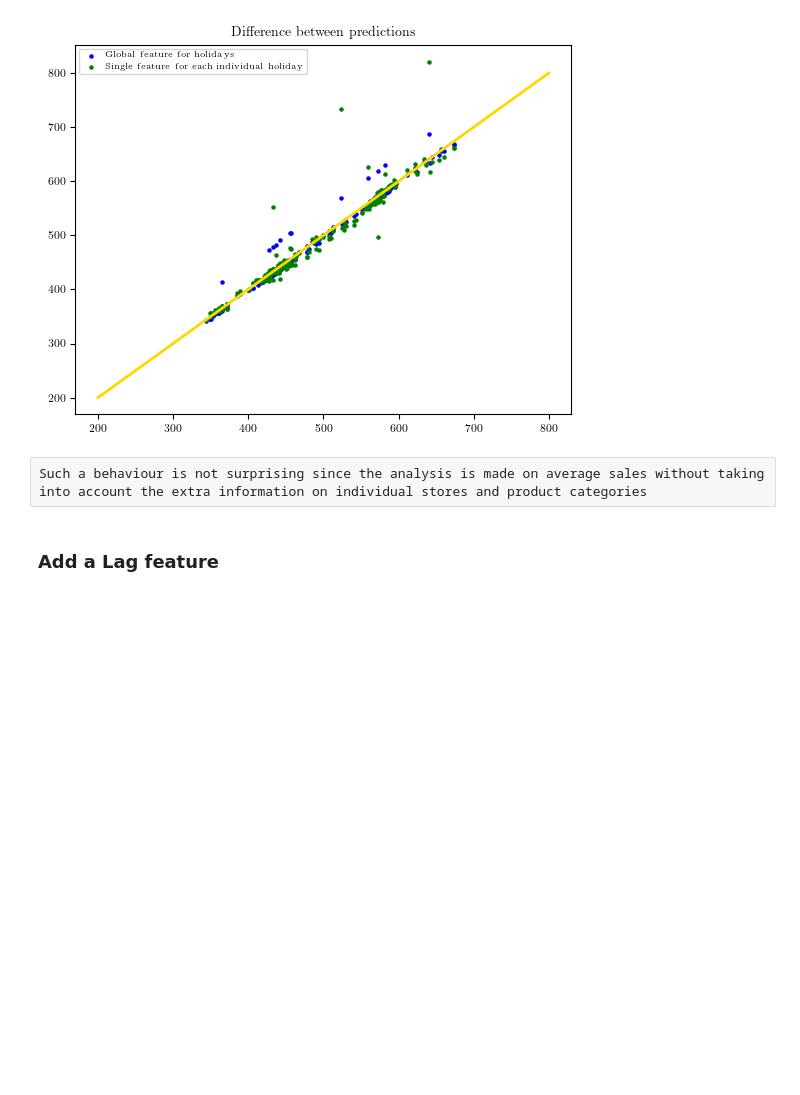
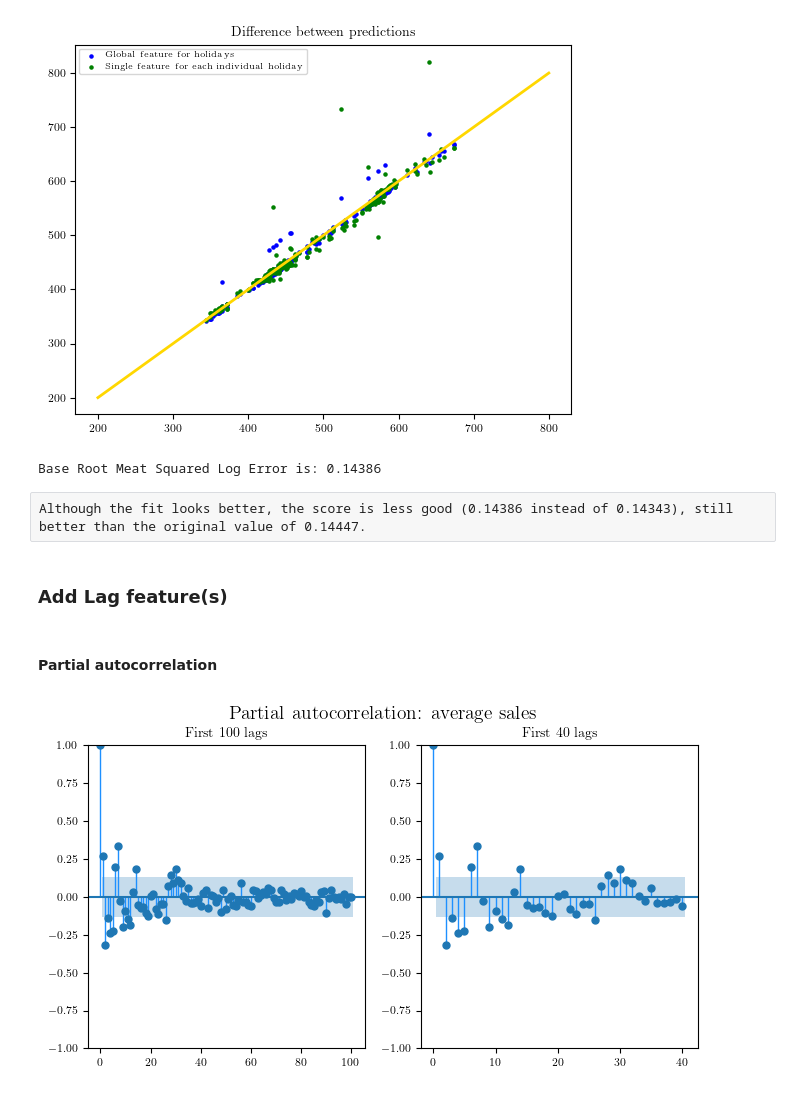
Before and after one commit to bertlem/kaggle-store-sales-ts-forecasting, a Jupyter notebook: data_forecasting_average_sales.ipynb, the cells around one changed output. Cells and saved outputs as stored; diff of their text form; code cells hidden in the pictures; blank space fills up the shorter version.

```diff
--- a/data_forecasting_average_sales.ipynb
+++ b/data_forecasting_average_sales.ipynb
@@ -449,7 +508,25 @@ ax.legend(loc='upper left')
 # %% [output]
 <matplotlib.legend.Legend at 0x...>
 [figure]
-# %% [raw]
-Such a behaviour is not surprising since the analysis is made on average sales without taking into account the extra information on individual stores and product categories
+# %%
+ts_cv_score(X3 , y, 5, 1000, False, path_plots, cm)
+# %% [output]
+Base Root Meat Squared Log Error is: 0.14386
+# %% [raw]
+Although the fit looks better, the score is less good (0.14386 instead of 0.14343), still better than the original value of 0.14447.
 # %% [markdown]
-### Add a Lag feature
+### Add Lag feature(s)
+# %% [markdown]
+#### Partial autocorrelation
+# %%
+fig, ax = plt.subplots(1,2, figsize=(20*cm, 10*cm))
+fig.suptitle("Partial autocorrelation: average sales", fontsize=14)
+p1 = sm.graphics.tsa.plot_pacf(average_sales.sales, lags=100, method='ywm', ax=ax[0], \
+                                      title = 'First 100 lags', \
+                                      vlines_kwargs={'color': 'dodgerblue', 'lw':1})
+
+p2 = sm.graphics.tsa.plot_pacf(average_sales.sales, lags=40, method='ywm', ax=ax[1], \
+                                      title = 'First 40 lags', \
+                                      vlines_kwargs={'color': 'dodgerblue', 'lw':1})
+# %% [output]
+[figure, added]
```
Also changed, not shown: parts of 38 cells of this notebook, 4 other files.
